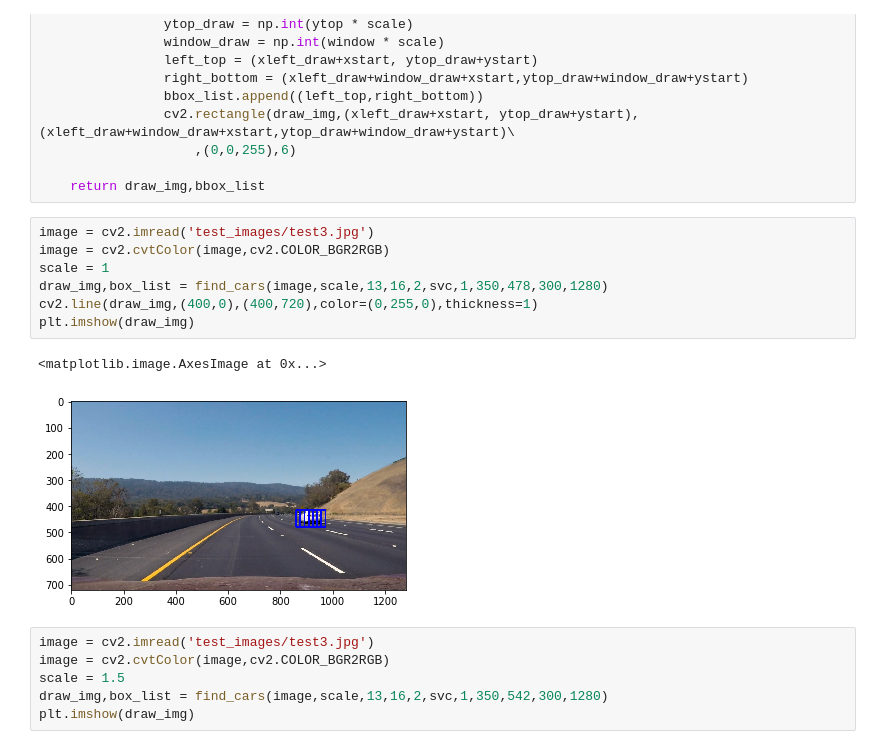
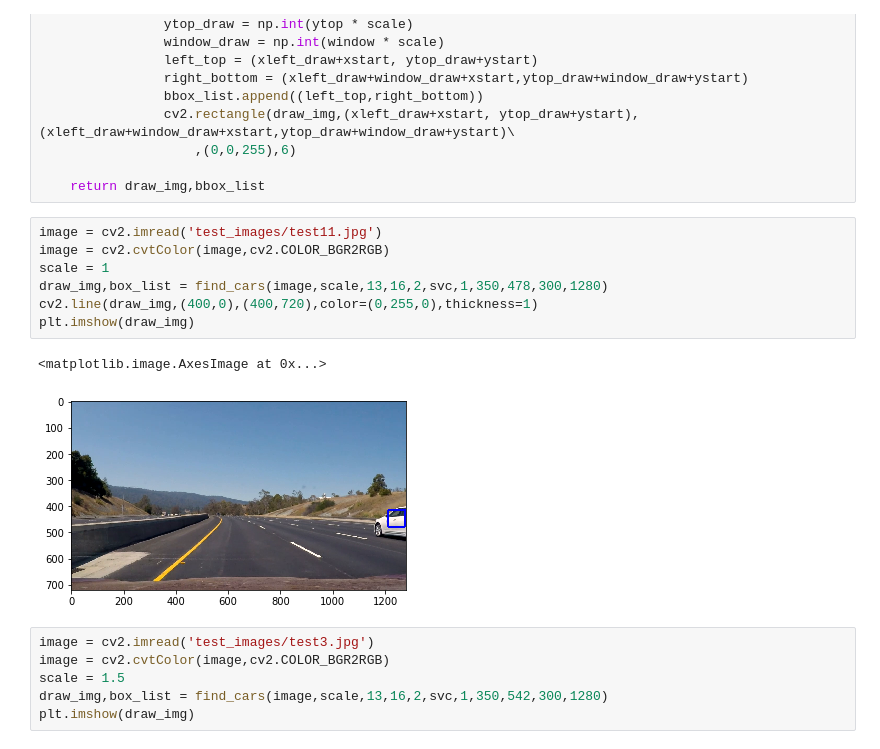
Before and after one commit to root221/CarND-Vehicle-Detection, a Jupyter notebook: VehicleDetectionAndTracking.ipynb, the cells around one changed output. Saved outputs shown, nothing was run; the diff lists cells and outputs as text.

```diff
--- a/VehicleDetectionAndTracking.ipynb
+++ b/VehicleDetectionAndTracking.ipynb
@@ -408,15 +409,15 @@ def find_cars(img,scale,orient,pix_per_cell,cell_per_block,svc,cells_per_step,ys
 
     return draw_img,bbox_list
 # %%
-image = cv2.imread('test_images/test3.jpg')
+image = cv2.imread('test_images/test11.jpg')
 image = cv2.cvtColor(image,cv2.COLOR_BGR2RGB)
 scale = 1
 draw_img,box_list = find_cars(image,scale,13,16,2,svc,1,350,478,300,1280)
 cv2.line(draw_img,(400,0),(400,720),color=(0,255,0),thickness=1)
 plt.imshow(draw_img)
 # %% [output]
 <matplotlib.image.AxesImage at 0x...>
-[figure, old version]
+[figure, new version]
 # %%
 image = cv2.imread('test_images/test3.jpg')
 image = cv2.cvtColor(image,cv2.COLOR_BGR2RGB)
```
Also changed, not shown: parts of 17 cells of this notebook.
